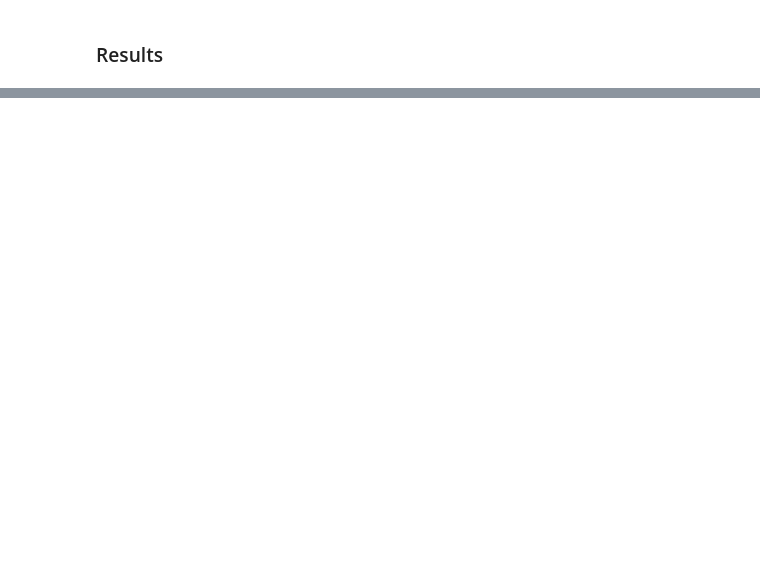
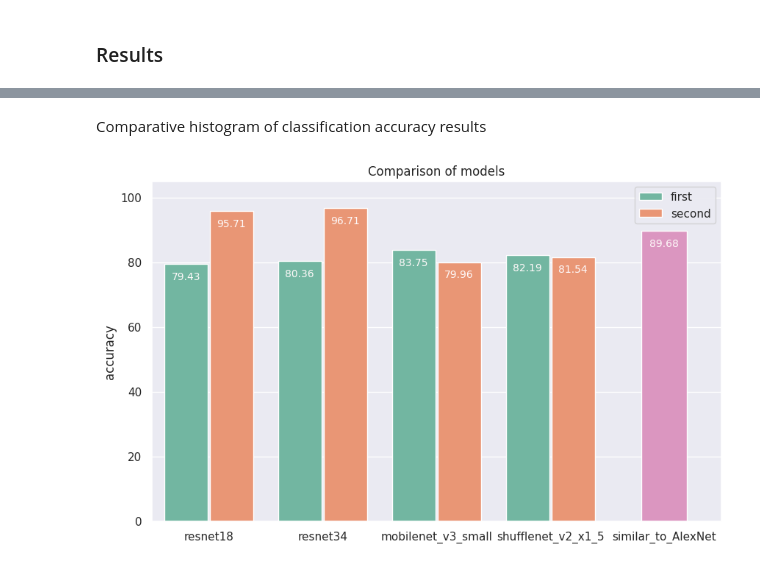
Before and after one commit to Rodimkov/deep-learning-course-practice-2023, a Jupyter notebook: 3822М1ФИии1/practical_work_2/ShilovAI.ipynb, the cells around one changed output, grey strips where cells are left out. Saved outputs shown, nothing was run; the diff lists cells and outputs as text; code cells hidden in the pictures; blank space fills up the shorter version.

```diff
--- a/3822М1ФИии1/practical_work_2/ShilovAI.ipynb
+++ b/3822М1ФИии1/practical_work_2/ShilovAI.ipynb
@@ -505,0 +660,6 @@ plt.show()
+# %%
+pw1_results = pd.read_csv("pw1_results.csv")
+pw1_results = pw1_results.iloc[1:]
+pw1_results = pw1_results.rename(index={pw1_results.index[-1]: "similar_to_AlexNet"})
+all_results = pd.concat([result_df, pw1_results], axis=0)
+all_results
@@ -505,0 +673,7 @@ plt.show()
+# %%
+pw1_results = pw1_results.rename(index={pw1_results.index[-1]: "similar_to_AlexNet"})
+melted_result_df = result_df.melt(var_name="experiment", value_name="accuracy", ignore_index=False)
+melted_pw1_results = pw1_results.melt(var_name="experiment", value_name="accuracy", ignore_index=False)
+all_results = pd.concat([melted_result_df, melted_pw1_results])
+all_results.reset_index(inplace=True, names="model")
+all_results
@@ -505,0 +691,44 @@ plt.show()
+# %% [markdown]
+Comparative histogram of classification accuracy results
+# %%
+similar_to_AlexNet_data = all_results[all_results["model"] == "similar_to_AlexNet"]
+filtered_results = all_results[all_results["model"] != "similar_to_AlexNet"]
+
+plt.figure(figsize=(10, 6))
+
+sns.barplot(
+    data=filtered_results,
+    x="model",
+    y="accuracy",
+    hue="experiment",
+    palette=sns.color_palette("Set2")[:2],
+    gap=0.05,
+)
+sns.barplot(
+    data=similar_to_AlexNet_data,
+    x="model",
+    y="accuracy",
+    color=sns.color_palette("Set2")[3],
+    width=0.4,
+)
+
+plt.title("Comparison of models")
+plt.ylim(0, 105)
+plt.xlabel("")
+ax = plt.gca()
+plt.legend()
+
+for p in ax.patches:
+    ax.annotate(
+        f"{p.get_height():.2f}",
+        (p.get_x() + p.get_width() / 2.0, p.get_height() - 7),
+        ha="center",
+        va="center",
+        fontsize=10,
+        color="snow",
+        xytext=(0, 10),
+        textcoords="offset points",
+    )
+plt.show()
+# %% [output]
+[figure, added]
```
Also changed, not shown: parts of 44 cells of this notebook, 1 other file.
